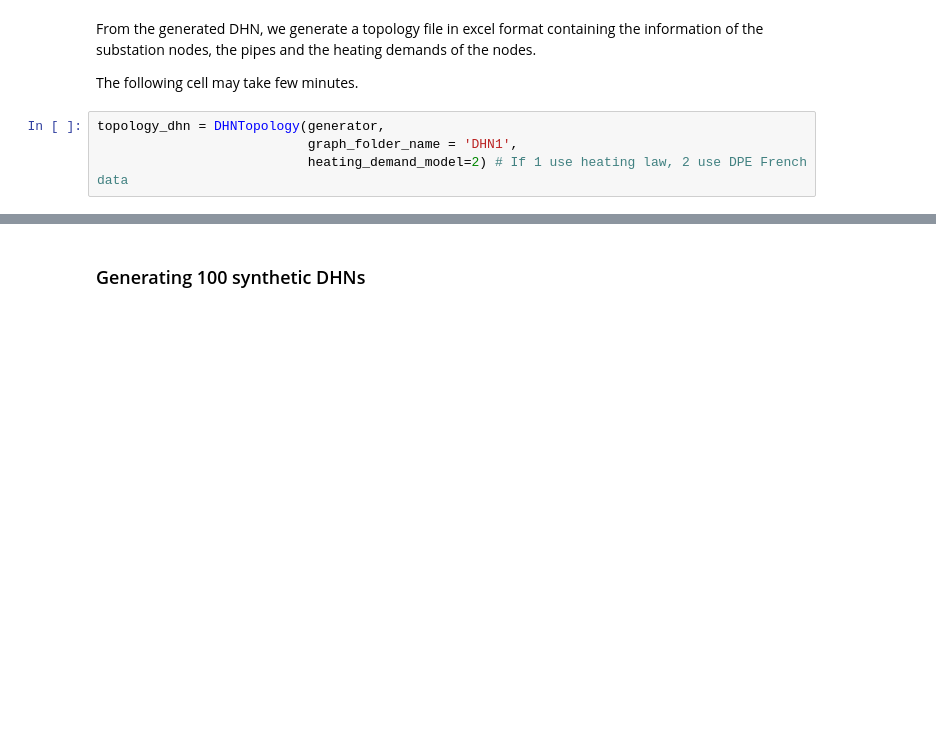
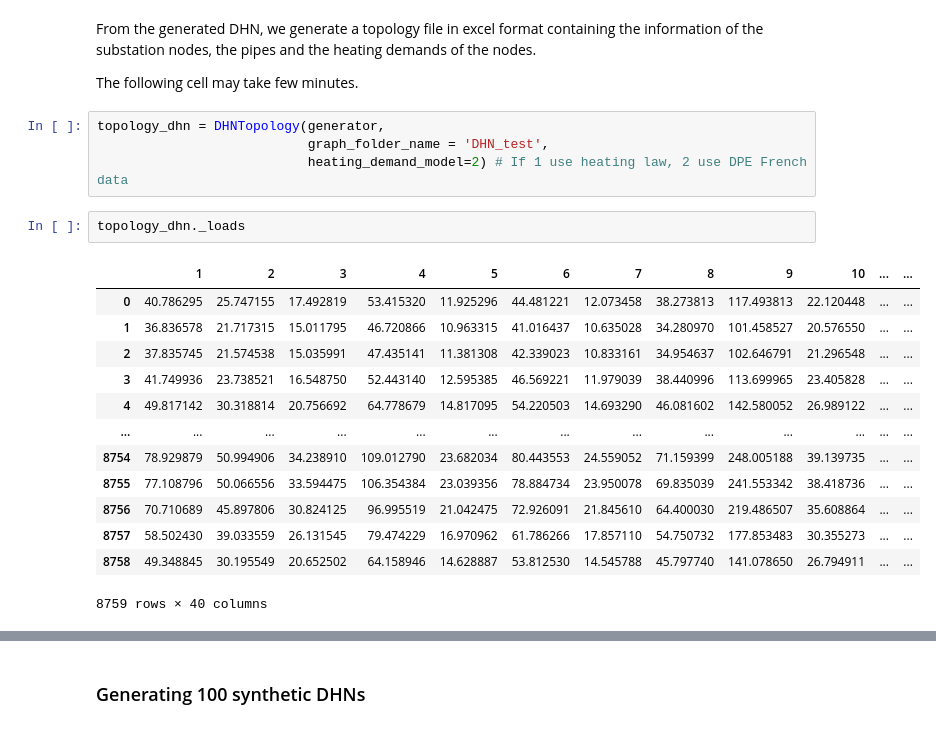
Before and after one commit to drod-96/SyntheticDHN, a Jupyter notebook: main.ipynb, the cells around one changed output, grey strips where cells are left out. Saved outputs shown, nothing was run; the diff lists cells and outputs as text; blank space fills up the shorter version.

```diff
--- a/main.ipynb
+++ b/main.ipynb
@@ -54,5 +65,21 @@ From the generated DHN, we generate a topology file in excel format containing t
 The following cell may take few minutes.
 # %%
 topology_dhn = DHNTopology(generator,
-                           graph_folder_name = 'DHN1',
+                           graph_folder_name = 'DHN_test',
                            heating_demand_model=2) # If 1 use heating law, 2 use DPE French data
+# %%
+topology_dhn._loads
+# %% [output]
+|  | 1 | 2 | 3 | 4 | 5 | 6 | 7 | 8 | 9 | 10 | ... | ... |
+| 0 | 40.786295 | 25.747155 | 17.492819 | 53.415320 | 11.925296 | 44.481221 | 12.073458 | 38.273813 | 117.493813 | 22.120448 | ... | ... |
+| 1 | 36.836578 | 21.717315 | 15.011795 | 46.720866 | 10.963315 | 41.016437 | 10.635028 | 34.280970 | 101.458527 | 20.576550 | ... | ... |
+| 2 | 37.835745 | 21.574538 | 15.035991 | 47.435141 | 11.381308 | 42.339023 | 10.833161 | 34.954637 | 102.646791 | 21.296548 | ... | ... |
+| 3 | 41.749936 | 23.738521 | 16.548750 | 52.443140 | 12.595385 | 46.569221 | 11.979039 | 38.440996 | 113.699965 | 23.405828 | ... | ... |
+| 4 | 49.817142 | 30.318814 | 20.756692 | 64.778679 | 14.817095 | 54.220503 | 14.693290 | 46.081602 | 142.580052 | 26.989122 | ... | ... |
+| ... | ... | ... | ... | ... | ... | ... | ... | ... | ... | ... | ... | ... |
+| 8754 | 78.929879 | 50.994906 | 34.238910 | 109.012790 | 23.682034 | 80.443553 | 24.559052 | 71.159399 | 248.005188 | 39.139735 | ... | ... |
+| 8755 | 77.108796 | 50.066556 | 33.594475 | 106.354384 | 23.039356 | 78.884734 | 23.950078 | 69.835039 | 241.553342 | 38.418736 | ... | ... |
+| 8756 | 70.710689 | 45.897806 | 30.824125 | 96.995519 | 21.042475 | 72.926091 | 21.845610 | 64.400030 | 219.486507 | 35.608864 | ... | ... |
+| 8757 | 58.502430 | 39.033559 | 26.131545 | 79.474229 | 16.970962 | 61.786266 | 17.857110 | 54.750732 | 177.853483 | 30.355273 | ... | ... |
+| 8758 | 49.348845 | 30.195549 | 20.652502 | 64.158946 | 14.628887 | 53.812530 | 14.545788 | 45.797740 | 141.078650 | 26.794911 | ... | ... |
+8759 rows × 40 columns
```
Also changed, not shown: parts of 6 cells of this notebook, 5 other files.
